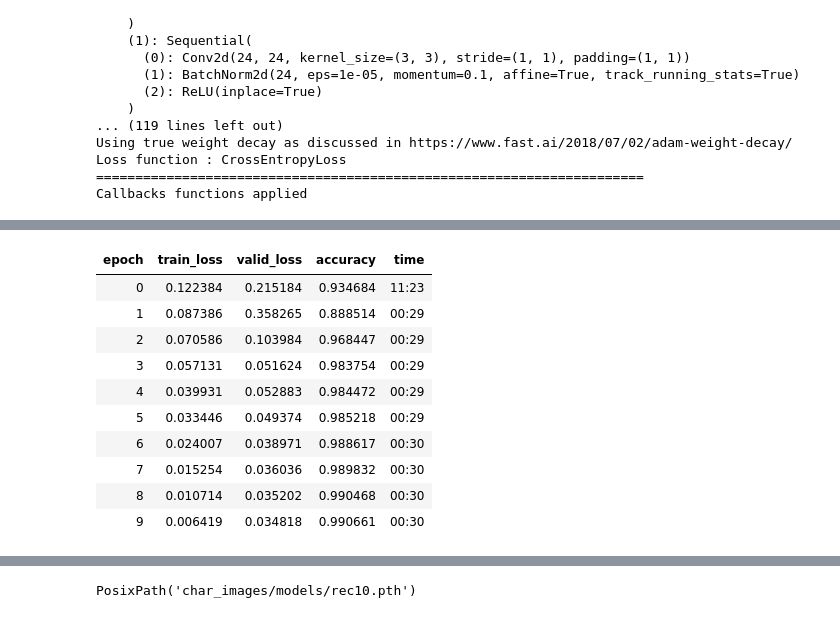
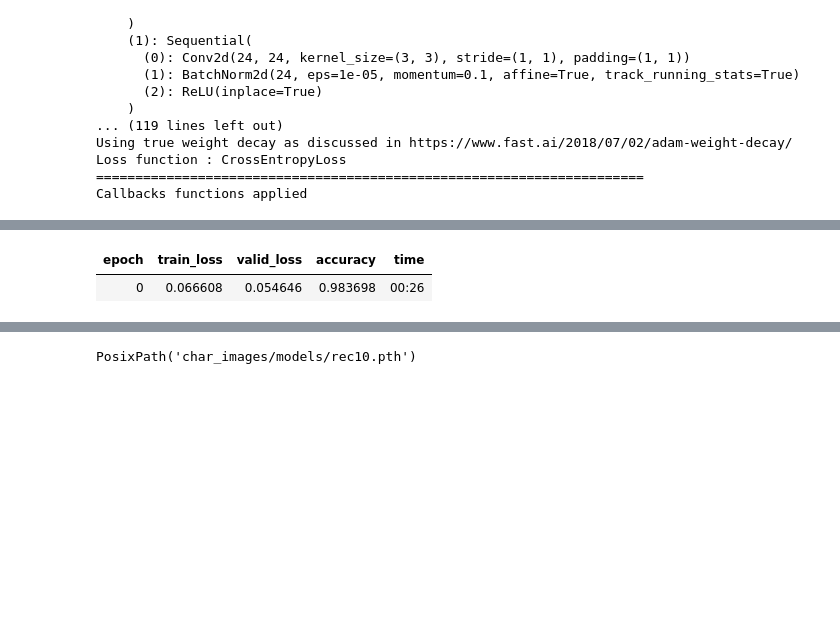
Before and after one commit to abcde13/KuzushijiRecognizer, a Jupyter notebook: character_recognizer.ipynb, the cells around one changed output, grey strips where cells are left out. Cells and saved outputs as stored; diff of their text form; code cells hidden in the pictures; blank space fills up the shorter version.

```diff
--- a/character_recognizer.ipynb
+++ b/character_recognizer.ipynb
@@ -32,6 +32,6 @@ db = ImageList.from_folder('./char_images') \
             .filter_by_folder(['U+306B', 'U+306E', 'U+3057', 'U+3066', 'U+3068', 'U+3092', 'U+306F', 'U+304B', 'U+308A', 'U+306A']) \
             .split_by_rand_pct() \
             .label_from_folder() \
-            .transform([[binarize()], [binarize()]], size=(64,64)) \
+            .transform([[binarize()], [binarize()]], size=(32,32)) \
             .databunch(bs=256)
 # %%
@@ -110,17 +123,8 @@ LR Finder is complete, type {learner_name}.recorder.plot() to see the graph.
 # %%
-learn.fit_one_cycle(10, slice(4e-3))
+learn.fit_one_cycle(1, slice(4e-3))
 # %% [output]
 | epoch | train_loss | valid_loss | accuracy | time |
-| 0 | 0.122384 | 0.215184 | 0.934684 | 11:23 |
-| 1 | 0.087386 | 0.358265 | 0.888514 | 00:29 |
-| 2 | 0.070586 | 0.103984 | 0.968447 | 00:29 |
-| 3 | 0.057131 | 0.051624 | 0.983754 | 00:29 |
-| 4 | 0.039931 | 0.052883 | 0.984472 | 00:29 |
-| 5 | 0.033446 | 0.049374 | 0.985218 | 00:29 |
-| 6 | 0.024007 | 0.038971 | 0.988617 | 00:30 |
-| 7 | 0.015254 | 0.036036 | 0.989832 | 00:30 |
-| 8 | 0.010714 | 0.035202 | 0.990468 | 00:30 |
-| 9 | 0.006419 | 0.034818 | 0.990661 | 00:30 |
+| 0 | 0.066608 | 0.054646 | 0.983698 | 00:26 |
 # %%
 learn.recorder.plot_losses()
 # %% [output]
```
Also changed, not shown: parts of 5 cells of this notebook, 6 other files.
